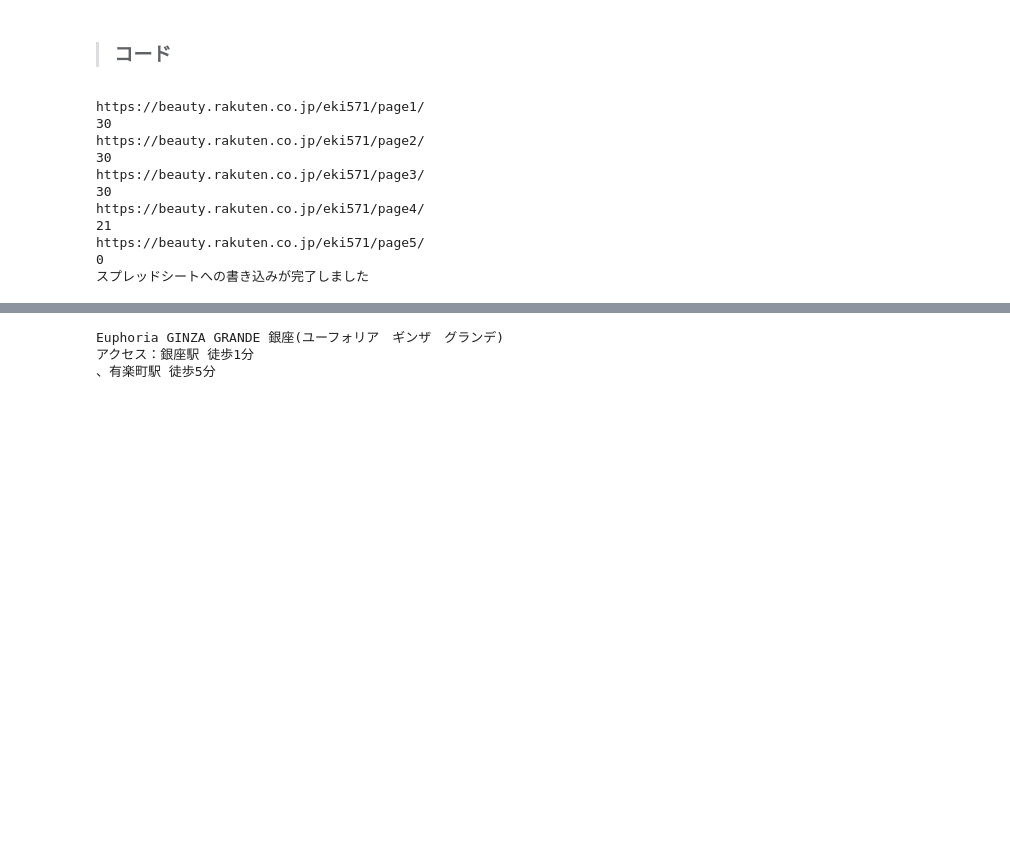
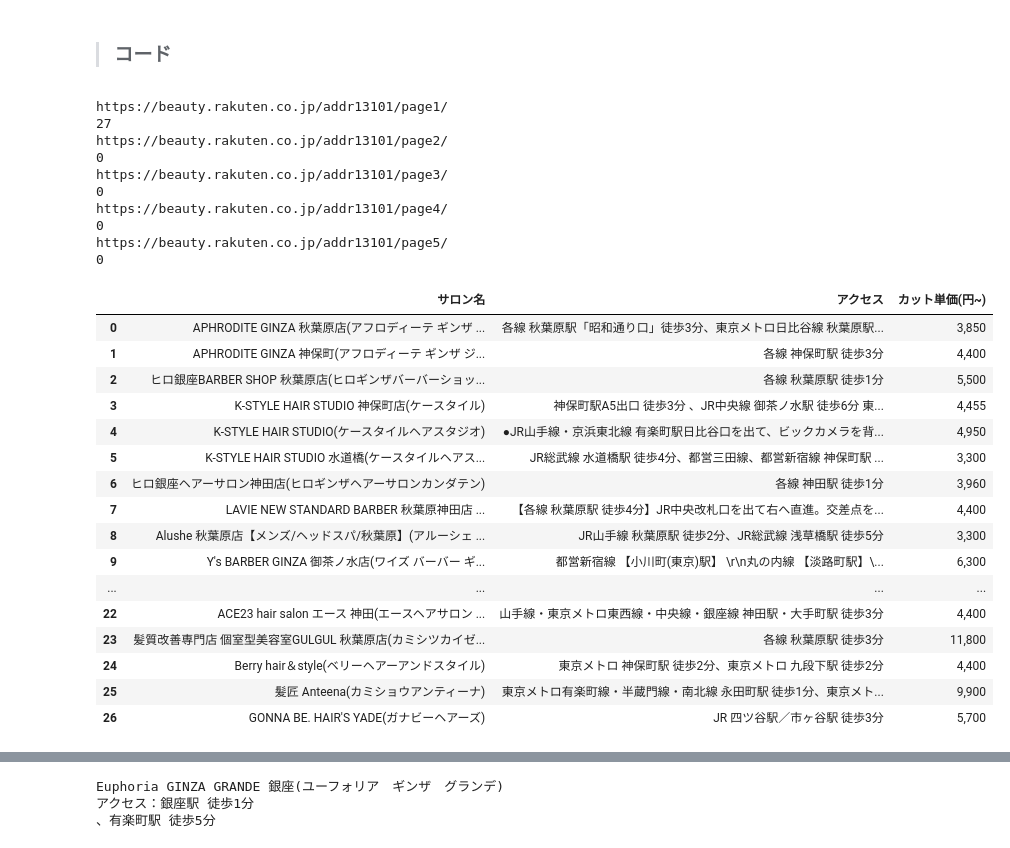
Before and after one commit to shima-koh/STEP3-TA, a Jupyter notebook: TA/STEP3チーム課題_TA_IndéMode_データ取得_近隣サロン_楽天Beauty.ipynb, the cells around one changed output, grey strips where cells are left out. Drawn from its saved outputs; the diff is of its cells as text; code cells hidden in the pictures; blank space fills up the shorter version.

```diff
--- a/TA/STEP3チーム課題_TA_IndéMode_データ取得_近隣サロン_楽天Beauty.ipynb
+++ b/TA/STEP3チーム課題_TA_IndéMode_データ取得_近隣サロン_楽天Beauty.ipynb
@@ -30,19 +30,7 @@ import pandas as pd
 import gspread
 from google.oauth2 import service_account
 import json
-
-# スプレッドシートの認証設定
-SP_CREDENTIAL_FILE = 'gspread-test-399313-ca3a69c4d75e.json' #個人の認証キーのjsonファイルのパスを記入
-SP_COPE = [
-    'https://www.googleapis.com/auth/drive',
-    'https://spreadsheets.google.com/feeds'
-]
-credentials = service_account.Credentials.from_service_account_file(SP_CREDENTIAL_FILE, scopes=SP_COPE)
-gc = gspread.authorize(credentials)
-
-#スプレッドシート/シート指定
-SP_SHEET_KEY = '1474-fT6RkuGOvPwjyCJIEtD6qrNjI6EP2bw3vtHvLBc' #川名のスプレッドシート
-SP_SHEET = '最寄駅近隣サロンDB'
+import sqlite3
 
 # 情報格納のための空配列を用意
 s_name = []
@@ -51,7 +39,7 @@ s_price = []
 
 
 # HTML取得
-URL = 'https://beauty.rakuten.co.jp/eki571/page{}/'
+URL = 'https://beauty.rakuten.co.jp/addr13101/page{}/'
 
 # 複数ページ取得のためのループ処理
 for i in range(1,6):
@@ -99,46 +87,75 @@ for i in range(1,6):
         s_access.append(ps2)
         s_price.append(ps3)
 
     # 物件数確認
     #print('サロン件数', len(s_name))
 
 # データ定義
 data_list = {
     "サロン名" : s_name,
     "アクセス" : s_access,
     "カット単価(円~)" : s_price,
 }
 
 # データフレーム作成
 df = pd.DataFrame(data_list)
 
 # 重複データ処理
 df.drop_duplicates(inplace=True)
 df.reset_index(drop=True,inplace=True)
-#display(df)
+display(df)
 
 # csv保存
 #df.to_csv('東京都新宿区の貸店舗・テナント物件一覧_店舗ネットワーク.csv', index=False)
 
+# スプレッドシートの認証設定
+#SP_CREDENTIAL_FILE = 'gspread-test-399313-ca3a69c4d75e.json' #個人の認証キーのjsonファイルのパスを記入
+#SP_COPE = [
+#    'https://www.googleapis.com/auth/drive',
+#    'https://spreadsheets.google.com/feeds'
+#]
+#credentials = service_account.Credentials.from_service_account_file(SP_CREDENTIAL_FILE, scopes=SP_COPE)
+#gc = gspread.authorize(credentials)
+
+#スプレッドシート/シート指定
+#SP_SHEET_KEY = '1474-fT6RkuGOvPwjyCJIEtD6qrNjI6EP2bw3vtHvLBc' #川名のスプレッドシート
+#SP_SHEET = '最寄駅近隣サロンDB'
+
 # スプレッドシート/シートを選択して初期化既存データ削除）
-sh = gc.open_by_key(SP_SHEET_KEY)
-worksheet = sh.worksheet(SP_SHEET)
-worksheet.clear()
+#sh = gc.open_by_key(SP_SHEET_KEY)
+#worksheet = sh.worksheet(SP_SHEET)
+#worksheet.clear()
 
 # DataFrameをシートに書き込む
 #worksheet.update([filtered_df.columns.values.tolist()] + filtered_df.values.tolist())
-worksheet.update(values=[df.columns.values.tolist()] + df.values.tolist(), range_name='A1')
+#worksheet.update(values=[df.columns.values.tolist()] + df.values.tolist(), range_name='A1')
 
-print('スプレッドシートへの書き込みが完了しました')
+#print('スプレッドシートへの書き込みが完了しました')
 # %% [output]
-https://beauty.rakuten.co.jp/eki571/page1/
-30
-https://beauty.rakuten.co.jp/eki571/page2/
-30
-https://beauty.rakuten.co.jp/eki571/page3/
-30
-https://beauty.rakuten.co.jp/eki571/page4/
-21
-https://beauty.rakuten.co.jp/eki571/page5/
+https://beauty.rakuten.co.jp/addr13101/page1/
+27
+https://beauty.rakuten.co.jp/addr13101/page2/
 0
-スプレッドシートへの書き込みが完了しました
+https://beauty.rakuten.co.jp/addr13101/page3/
+0
+https://beauty.rakuten.co.jp/addr13101/page4/
+0
+https://beauty.rakuten.co.jp/addr13101/page5/
+0
+|  | サロン名 | アクセス | カット単価(円~) |
+| 0 | APHRODITE GINZA 秋葉原店(アフロディーテ ギンザ ... | 各線 秋葉原駅「昭和通り口」徒歩3分、東京メトロ日比谷線 秋葉原駅... | 3,850 |
+| 1 | APHRODITE GINZA 神保町(アフロディーテ ギンザ ジ... | 各線 神保町駅 徒歩3分 | 4,400 |
+| 2 | ヒロ銀座BARBER SHOP 秋葉原店(ヒロギンザバーバーショッ... | 各線 秋葉原駅 徒歩1分 | 5,500 |
+| 3 | K-STYLE HAIR STUDIO 神保町店(ケースタイル) | 神保町駅A5出口 徒歩3分 、JR中央線 御茶ノ水駅 徒歩6分 東... | 4,455 |
+| 4 | K-STYLE HAIR STUDIO(ケースタイルヘアスタジオ) | ●JR山手線・京浜東北線 有楽町駅日比谷口を出て、ビックカメラを背... | 4,950 |
+| 5 | K-STYLE HAIR STUDIO 水道橋(ケースタイルヘアス... | JR総武線 水道橋駅 徒歩4分、都営三田線、都営新宿線 神保町駅 ... | 3,300 |
+| 6 | ヒロ銀座ヘアーサロン神田店(ヒロギンザヘアーサロンカンダテン) | 各線 神田駅 徒歩1分 | 3,960 |
+| 7 | LAVIE NEW STANDARD BARBER 秋葉原神田店 ... | 【各線 秋葉原駅 徒歩4分】JR中央改札口を出て右へ直進。交差点を... | 4,400 |
+| 8 | Alushe 秋葉原店【メンズ/ヘッドスパ/秋葉原】(アルーシェ ... | JR山手線 秋葉原駅 徒歩2分、JR総武線 浅草橋駅 徒歩5分 | 3,300 |
+| 9 | Y's BARBER GINZA 御茶ノ水店(ワイズ バーバー ギ... | 都営新宿線 【小川町(東京)駅】 \r\n丸の内線 【淡路町駅】\... | 6,300 |
+| ... | ... | ... | ... |
+| 22 | ACE23 hair salon エース 神田(エースヘアサロン ... | 山手線・東京メトロ東西線・中央線・銀座線 神田駅・大手町駅 徒歩3分 | 4,400 |
+| 23 | 髪質改善専門店 個室型美容室GULGUL 秋葉原店(カミシツカイゼ... | 各線 秋葉原駅 徒歩3分 | 11,800 |
+| 24 | Berry hair＆style(ベリーヘアーアンドスタイル) | 東京メトロ 神保町駅 徒歩2分、東京メトロ 九段下駅 徒歩2分 | 4,400 |
+| 25 | 髪匠 Anteena(カミショウアンティーナ) | 東京メトロ有楽町線・半蔵門線・南北線 永田町駅 徒歩1分、東京メト... | 9,900 |
+| 26 | GONNA BE. HAIR'S YADE(ガナビーヘアーズ) | JR 四ツ谷駅／市ヶ谷駅 徒歩3分 | 5,700 |
```
Also changed, not shown: parts of 5 cells of this notebook, 1 other file.
